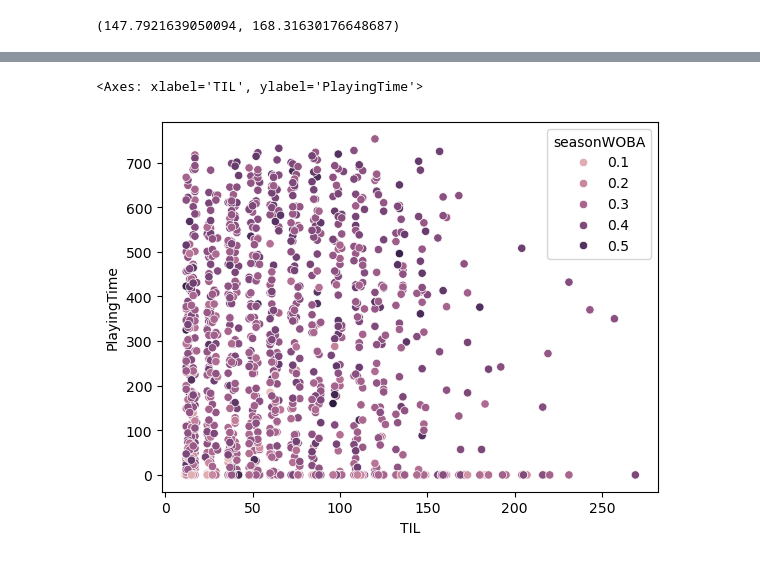
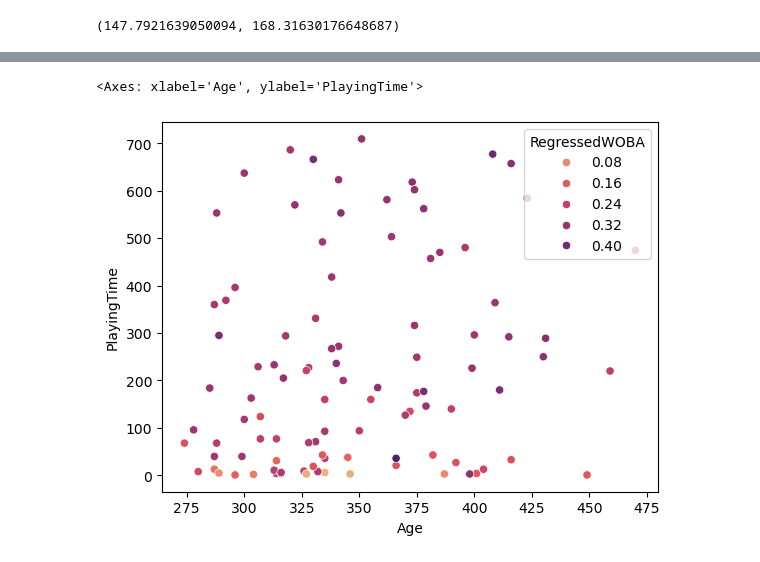
Before and after one commit to Lou-Zhou/reds-hackathon, a Jupyter notebook: data_analysis.ipynb, the cells around one changed output, grey strips where cells are left out. Drawn from its saved outputs; the diff is of its cells as text; code cells hidden in the pictures.

```diff
--- a/data_analysis.ipynb
+++ b/data_analysis.ipynb
@@ -226,0 +227,6 @@ shape: (2_398, 4)
+# %%
+#sample_batter = wobas.select(pl.first('batter')).item()#this is really unintuitive?
+batterdata = pbp.with_columns(
+        pl.col("estimated_woba_using_speedangle").fill_null(pl.col("woba_value")).alias("xwoba")
+    )
+batterdata.select("xwoba", "estimated_woba_using_speedangle", "woba_value", "batter").filter(pl.col("batter").str.starts_with("bcfe3b7e6b498b243aa5c5ddcb81d5"))
@@ -227,4 +327,4 @@ shape: (2_398, 4)
 # %%
-nextyearWOBA = batterTS.join(wobas, left_on = ["batter","year"], right_on = ["batter", "next_year"])
-currentWOBA = batterTS.join(wobas, left_on = ["batter","year"], right_on = ["batter", "game_year"])
+nextyearWOBA = batterTS.join(regressedWOBA, left_on = ["batter","year"], right_on = ["batter", "next_year"])
+currentWOBA = batterTS.join(regressedWOBA, left_on = ["batter","year"], right_on = ["batter", "game_year"])
 # %%
@@ -245,6 +348,7 @@ shape: (8, 7)
 # %%
 import seaborn as sns
-sns.scatterplot(x="TIL", y="PlayingTime", hue = "seasonWOBA", data = withWobas.filter(pl.col("seasonWOBA") < 0.6))
+cmap = sns.color_palette("flare", as_cmap=True)
+sns.scatterplot(x="Age", y="PlayingTime", hue = "RegressedWOBA",palette=cmap, data = currentWOBA.sample(100))
 # %% [output]
-<Axes: xlabel='TIL', ylabel='PlayingTime'>
+<Axes: xlabel='Age', ylabel='PlayingTime'>
-[figure, old version]
+[figure, new version]
```
Also changed, not shown: parts of 16 cells of this notebook, 1 other file.
